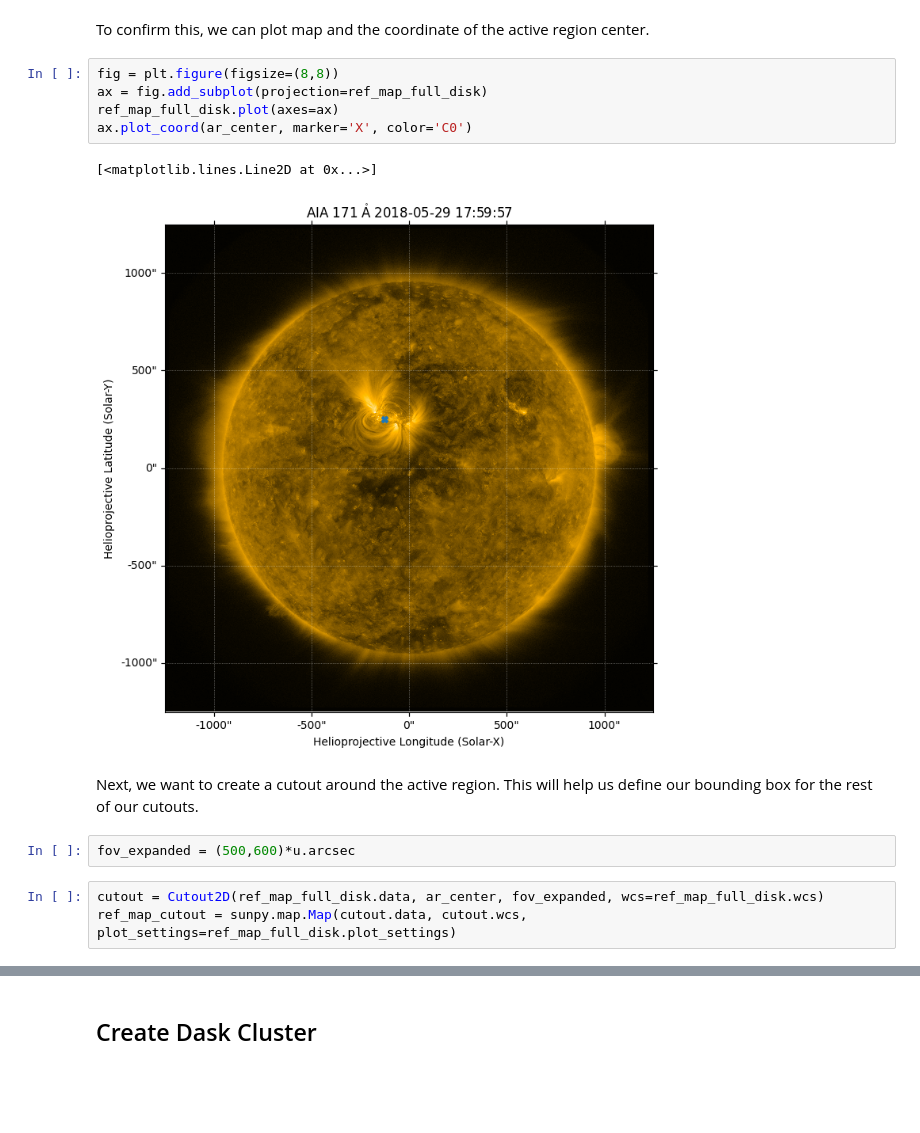
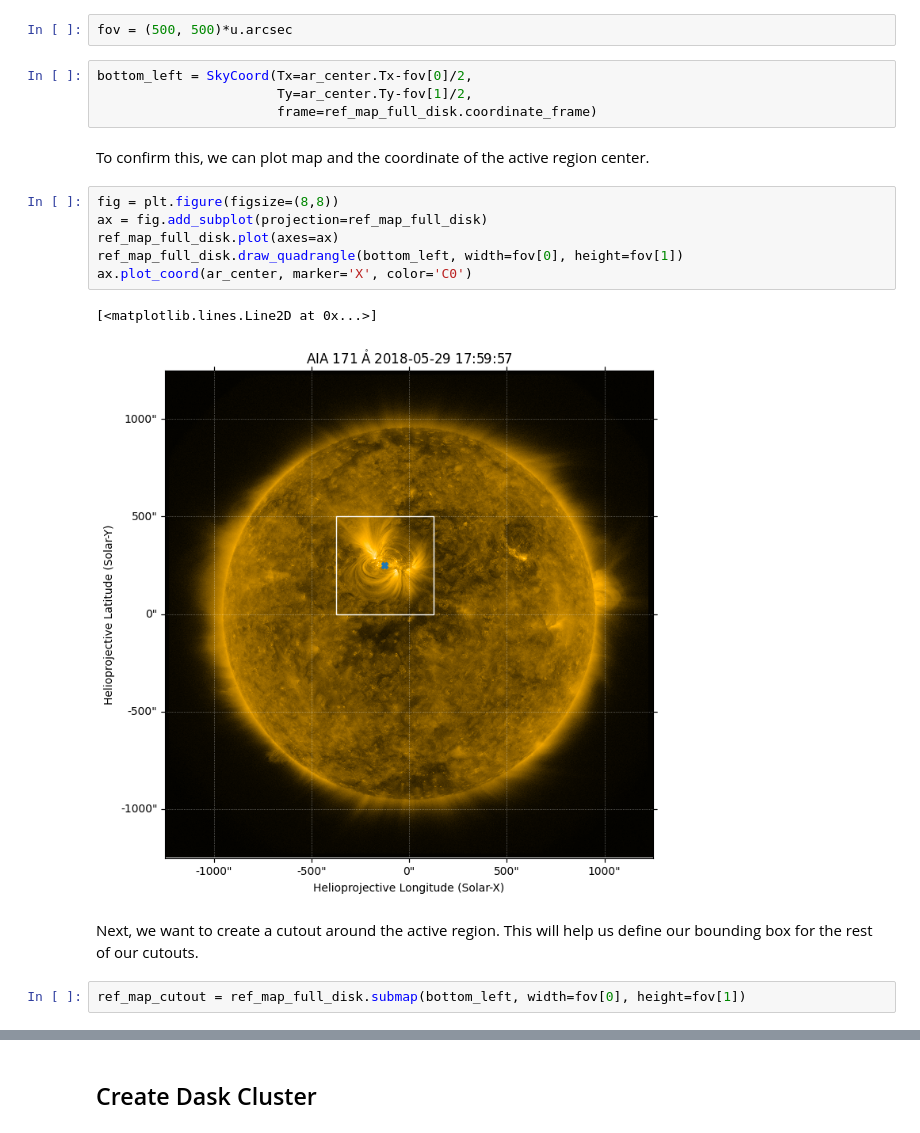
Before and after one commit to wtbarnes/scipy-2023-talk, a Jupyter notebook: sunpy-dask-demo.ipynb, the cells around one changed output, grey strips where cells are left out. Saved outputs shown, nothing was run; the diff lists cells and outputs as text; blank space fills up the shorter version.

```diff
--- a/sunpy-dask-demo.ipynb
+++ b/sunpy-dask-demo.ipynb
@@ -135,24 +135,28 @@ i_midpoint = np.argmin(np.fabs((file_list['start'] - midpoint).to_value('s')))
 ref_map_full_disk = map_from_s3_file(file_list['datakey'][i_midpoint])
 # %%
 ar_center = SkyCoord(Tx=-125*u.arcsec, Ty=250*u.arcsec, frame=ref_map_full_disk.coordinate_frame)
+# %%
+fov = (500, 500)*u.arcsec
+# %%
+bottom_left = SkyCoord(Tx=ar_center.Tx-fov[0]/2,
+                       Ty=ar_center.Ty-fov[1]/2,
+                       frame=ref_map_full_disk.coordinate_frame)
 # %% [markdown]
 To confirm this, we can plot map and the coordinate of the active region center.
 # %%
 fig = plt.figure(figsize=(8,8))
 ax = fig.add_subplot(projection=ref_map_full_disk)
 ref_map_full_disk.plot(axes=ax)
+ref_map_full_disk.draw_quadrangle(bottom_left, width=fov[0], height=fov[1])
 ax.plot_coord(ar_center, marker='X', color='C0')
 # %% [output]
 [<matplotlib.lines.Line2D at 0x...>]
-[figure, old version]
+[figure, new version]
 # %% [markdown]
 Next, we want to create a cutout around the active region.
 This will help us define our bounding box for the rest of our cutouts.
-# %%
-fov_expanded = (500,600)*u.arcsec
 # %%
-cutout = Cutout2D(ref_map_full_disk.data, ar_center, fov_expanded, wcs=ref_map_full_disk.wcs)
-ref_map_cutout = sunpy.map.Map(cutout.data, cutout.wcs, plot_settings=ref_map_full_disk.plot_settings)
+ref_map_cutout = ref_map_full_disk.submap(bottom_left, width=fov[0], height=fov[1])
 # %%
 ref_map_cutout.peek()
 # %% [output]
```
Also changed, not shown: parts of 19 cells of this notebook, 1 other file.
